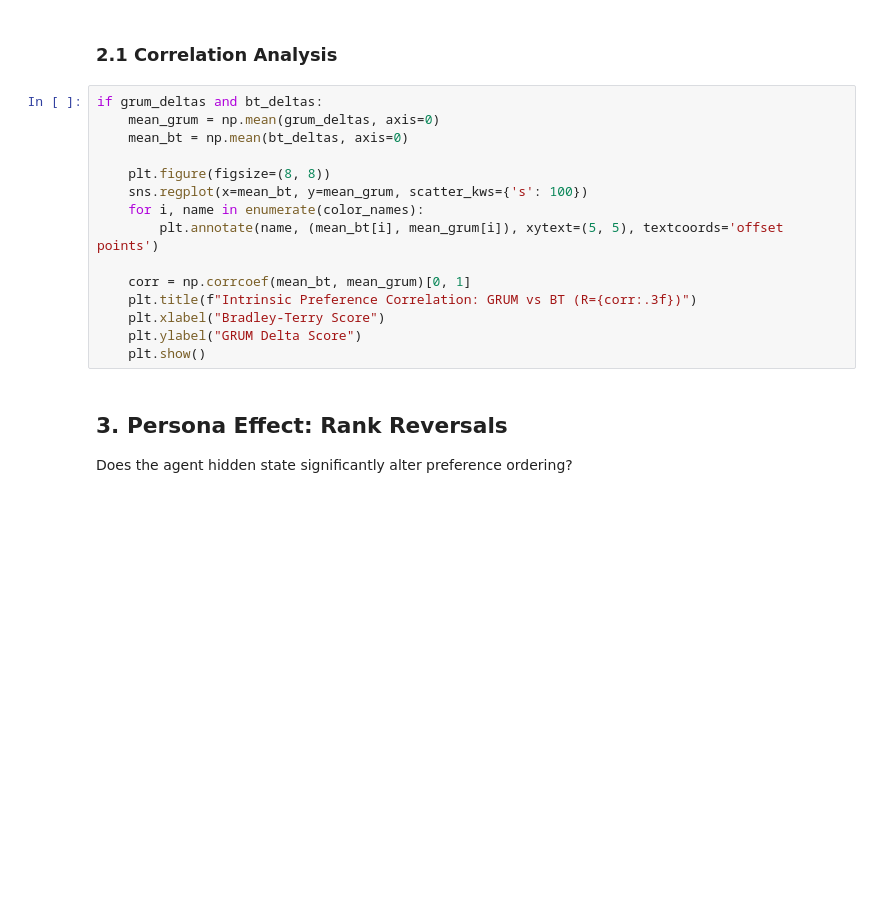
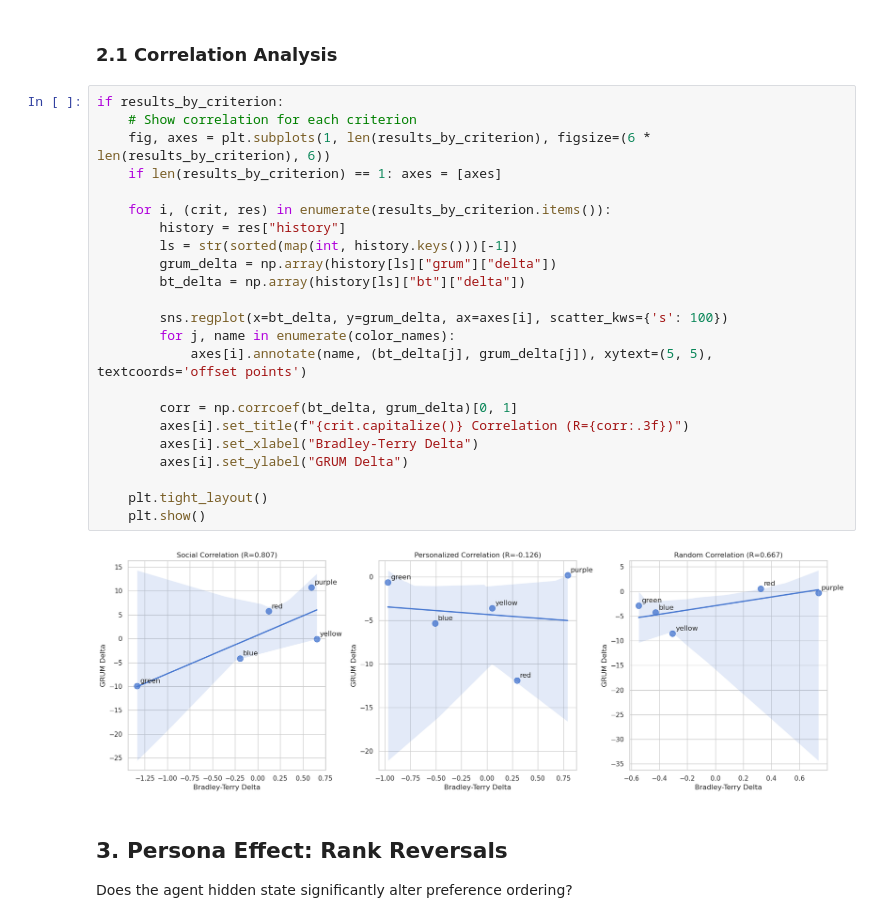
Before and after one commit to lotanamit5/grum4llm, a Jupyter notebook: notebooks/llm_colors.ipynb, the cells around one changed output. Drawn from its saved outputs; the diff is of its cells as text; blank space fills up the shorter version.

```diff
--- a/notebooks/llm_colors.ipynb
+++ b/notebooks/llm_colors.ipynb
@@ -72,20 +70,30 @@ if grum_deltas:
 # %% [markdown]
 ### 2.1 Correlation Analysis
-# %%
-if grum_deltas and bt_deltas:
-    mean_grum = np.mean(grum_deltas, axis=0)
-    mean_bt = np.mean(bt_deltas, axis=0)
-
-    plt.figure(figsize=(8, 8))
-    sns.regplot(x=mean_bt, y=mean_grum, scatter_kws={'s': 100})
-    for i, name in enumerate(color_names):
-        plt.annotate(name, (mean_bt[i], mean_grum[i]), xytext=(5, 5), textcoords='offset points')
-
-    corr = np.corrcoef(mean_bt, mean_grum)[0, 1]
-    plt.title(f"Intrinsic Preference Correlation: GRUM vs BT (R={corr:.3f})")
-    plt.xlabel("Bradley-Terry Score")
-    plt.ylabel("GRUM Delta Score")
-    plt.show()
+# %%
+if results_by_criterion:
+    # Show correlation for each criterion
+    fig, axes = plt.subplots(1, len(results_by_criterion), figsize=(6 * len(results_by_criterion), 6))
+    if len(results_by_criterion) == 1: axes = [axes]
+
+    for i, (crit, res) in enumerate(results_by_criterion.items()):
+        history = res["history"]
+        ls = str(sorted(map(int, history.keys()))[-1])
+        grum_delta = np.array(history[ls]["grum"]["delta"])
+        bt_delta = np.array(history[ls]["bt"]["delta"])
+
+        sns.regplot(x=bt_delta, y=grum_delta, ax=axes[i], scatter_kws={'s': 100})
+        for j, name in enumerate(color_names):
+            axes[i].annotate(name, (bt_delta[j], grum_delta[j]), xytext=(5, 5), textcoords='offset points')
+
+        corr = np.corrcoef(bt_delta, grum_delta)[0, 1]
+        axes[i].set_title(f"{crit.capitalize()} Correlation (R={corr:.3f})")
+        axes[i].set_xlabel("Bradley-Terry Delta")
+        axes[i].set_ylabel("GRUM Delta")
+
+    plt.tight_layout()
+    plt.show()
+# %% [output]
+[figure, added]
 # %% [markdown]
 ## 3. Persona Effect: Rank Reversals
 Does the agent hidden state significantly alter preference ordering?
```
Also changed, not shown: parts of 6 cells of this notebook, 8 other files.
